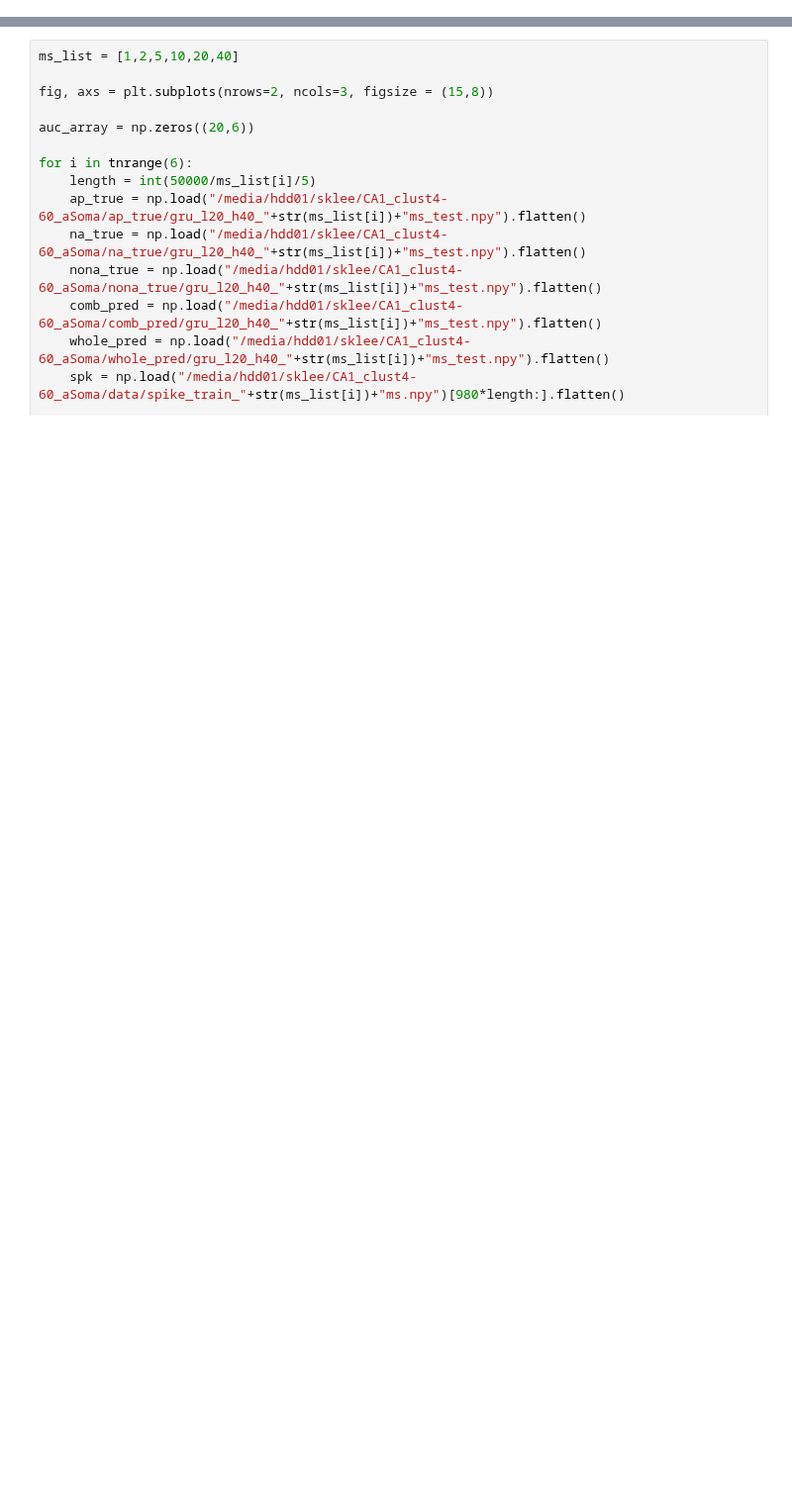
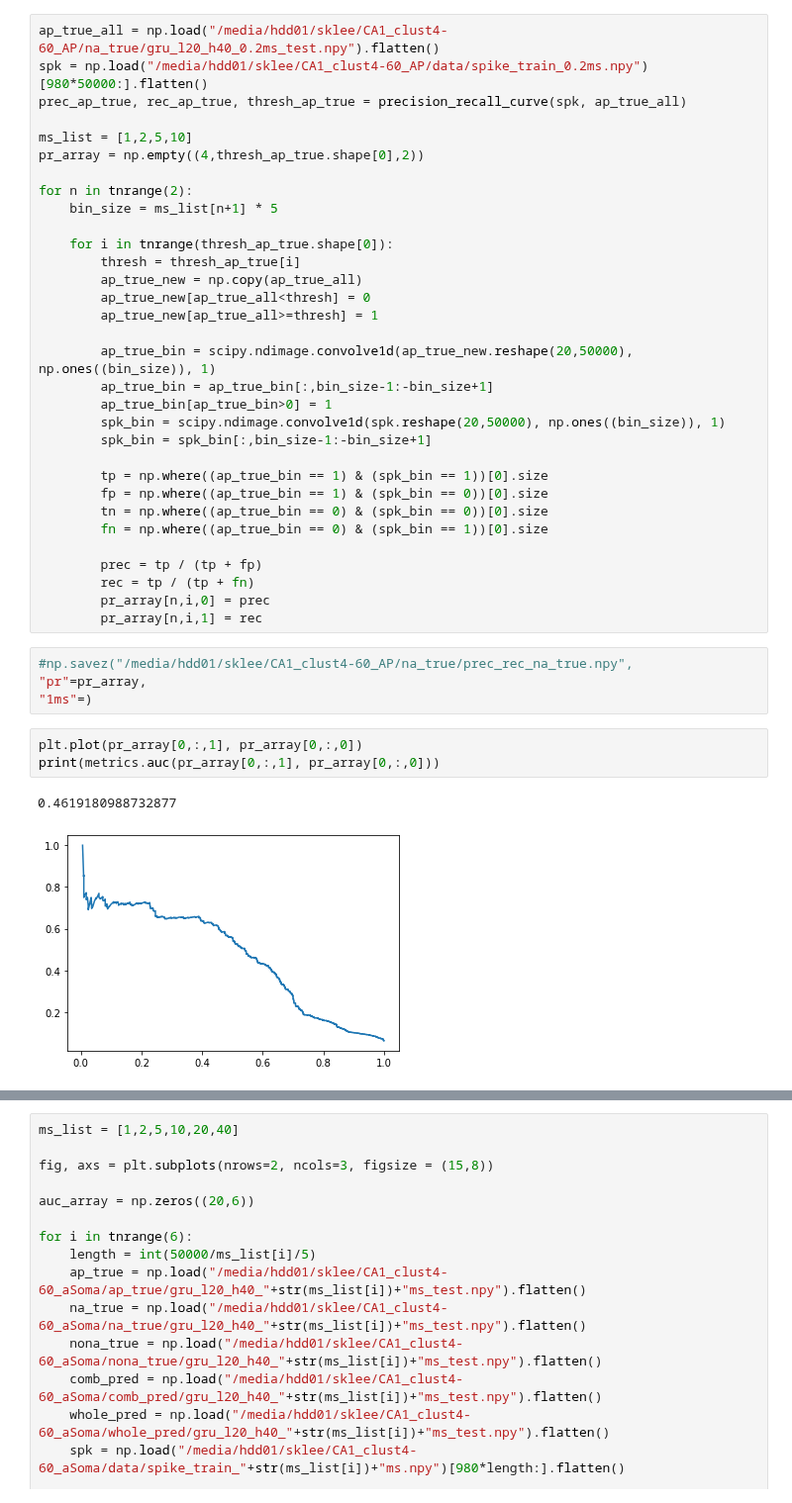
Before and after one commit to yjkimnada/dendrite, a Jupyter notebook: AP_analysis.ipynb, the cells around one changed output, grey strips where cells are left out. Shown at 99% size. Cells and saved outputs as stored; diff of their text form; blank space fills up the shorter version.

```diff
--- a/AP_analysis.ipynb
+++ b/AP_analysis.ipynb
@@ -7,0 +9,42 @@ from sklearn.metrics import average_precision_score
+# %%
+ap_true_all = np.load("/media/hdd01/sklee/CA1_clust4-60_AP/na_true/gru_l20_h40_0.2ms_test.npy").flatten()
+spk = np.load("/media/hdd01/sklee/CA1_clust4-60_AP/data/spike_train_0.2ms.npy")[980*50000:].flatten()
+prec_ap_true, rec_ap_true, thresh_ap_true = precision_recall_curve(spk, ap_true_all)
+
+ms_list = [1,2,5,10]
+pr_array = np.empty((4,thresh_ap_true.shape[0],2))
+
+for n in tnrange(2):
+    bin_size = ms_list[n+1] * 5
+
+    for i in tnrange(thresh_ap_true.shape[0]):
+        thresh = thresh_ap_true[i]
+        ap_true_new = np.copy(ap_true_all)
+        ap_true_new[ap_true_all<thresh] = 0
+        ap_true_new[ap_true_all>=thresh] = 1
+
+        ap_true_bin = scipy.ndimage.convolve1d(ap_true_new.reshape(20,50000), np.ones((bin_size)), 1)
+        ap_true_bin = ap_true_bin[:,bin_size-1:-bin_size+1]
+        ap_true_bin[ap_true_bin>0] = 1
+        spk_bin = scipy.ndimage.convolve1d(spk.reshape(20,50000), np.ones((bin_size)), 1)
+        spk_bin = spk_bin[:,bin_size-1:-bin_size+1]
+
+        tp = np.where((ap_true_bin == 1) & (spk_bin == 1))[0].size
+        fp = np.where((ap_true_bin == 1) & (spk_bin == 0))[0].size
+        tn = np.where((ap_true_bin == 0) & (spk_bin == 0))[0].size
+        fn = np.where((ap_true_bin == 0) & (spk_bin == 1))[0].size
+
+        prec = tp / (tp + fp)
+        rec = tp / (tp + fn)
+        pr_array[n,i,0] = prec
+        pr_array[n,i,1] = rec
+# %%
+#np.savez("/media/hdd01/sklee/CA1_clust4-60_AP/na_true/prec_rec_na_true.npy",
+"pr"=pr_array,
+"1ms"=)
+# %%
+plt.plot(pr_array[0,:,1], pr_array[0,:,0])
+print(metrics.auc(pr_array[0,:,1], pr_array[0,:,0]))
+# %% [output]
+0.4619180988732877
+[figure, added]
```
Also changed, not shown: parts of 4 cells of this notebook, 16 other files.
